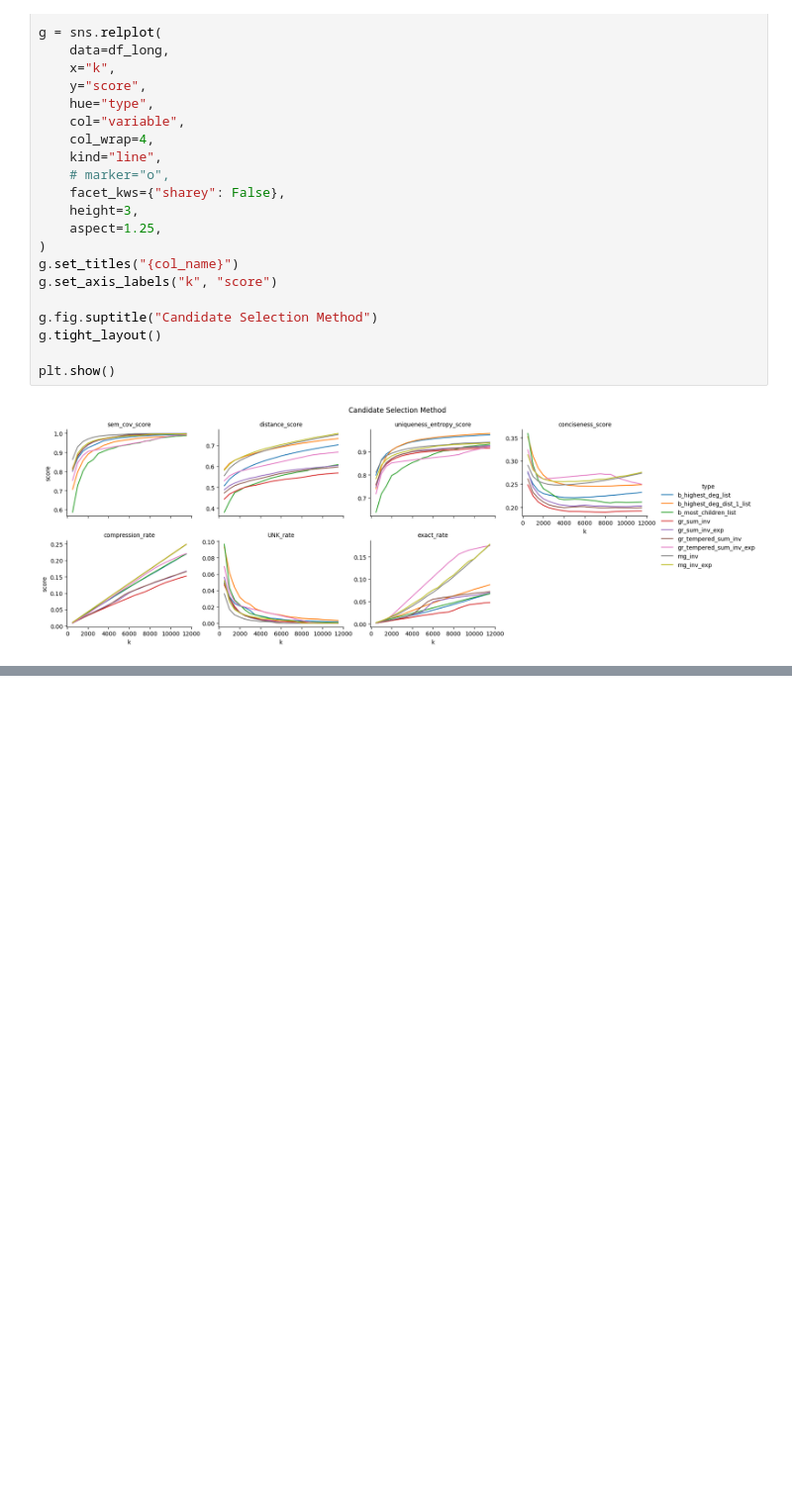
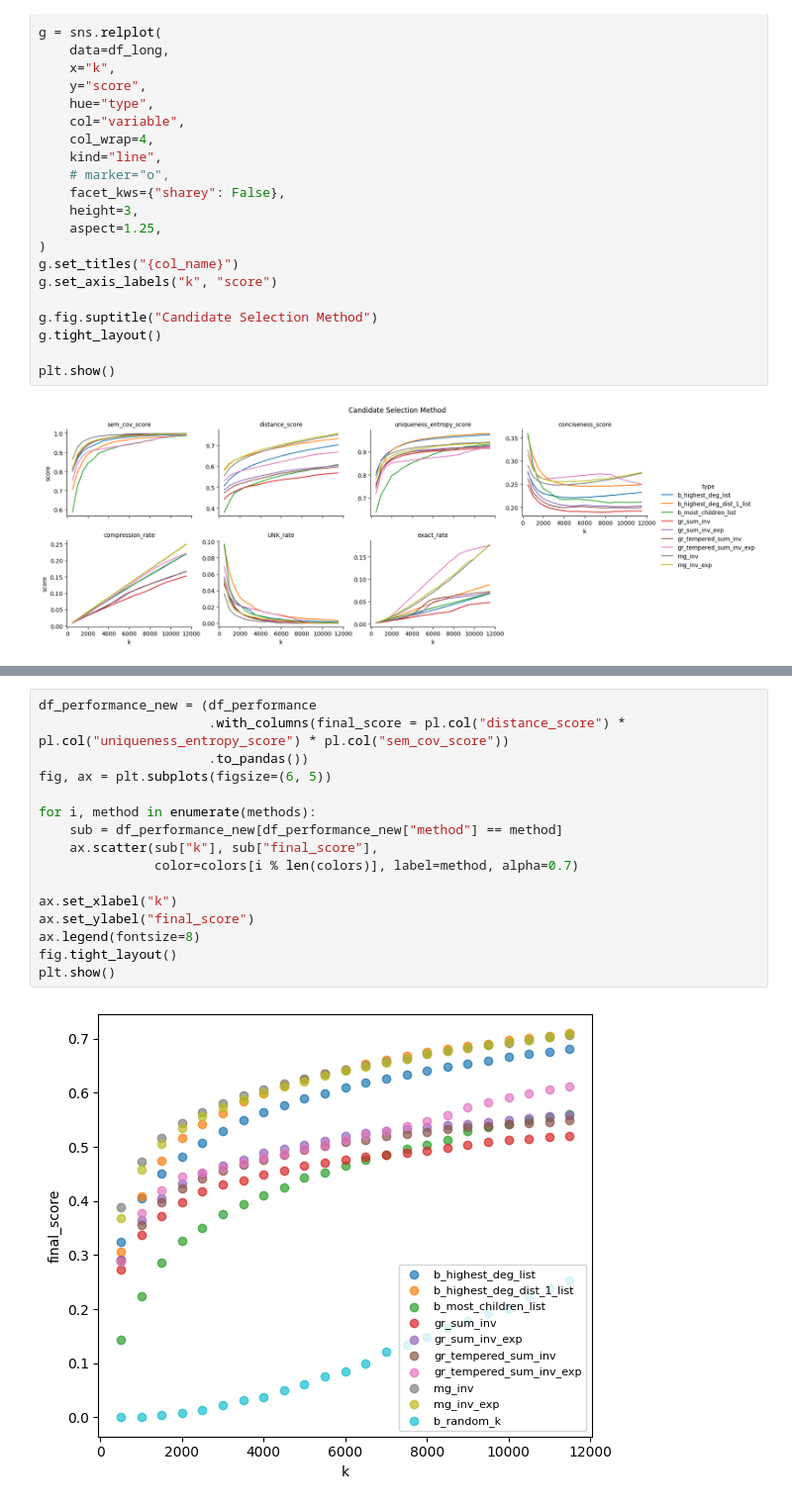
Before and after one commit to yy-suisse/graph_tokenizer, a Jupyter notebook: 5.check_results.ipynb, the cells around one changed output, grey strips where cells are left out. Shown at 99% size. Cells and saved outputs as stored; diff of their text form; blank space fills up the shorter version.

```diff
--- a/5.check_results.ipynb
+++ b/5.check_results.ipynb
@@ -98,0 +124,18 @@ plt.show()
+# %%
+df_performance_new = (df_performance
+                      .with_columns(final_score = pl.col("distance_score") * pl.col("uniqueness_entropy_score") * pl.col("sem_cov_score"))
+                      .to_pandas())
+fig, ax = plt.subplots(figsize=(6, 5))
+
+for i, method in enumerate(methods):
+    sub = df_performance_new[df_performance_new["method"] == method]
+    ax.scatter(sub["k"], sub["final_score"],
+               color=colors[i % len(colors)], label=method, alpha=0.7)
+
+ax.set_xlabel("k")
+ax.set_ylabel("final_score")
+ax.legend(fontsize=8)
+fig.tight_layout()
+plt.show()
+# %% [output]
+[figure, added]
```
Also changed, not shown: parts of 2 cells of this notebook, 5 other files.
